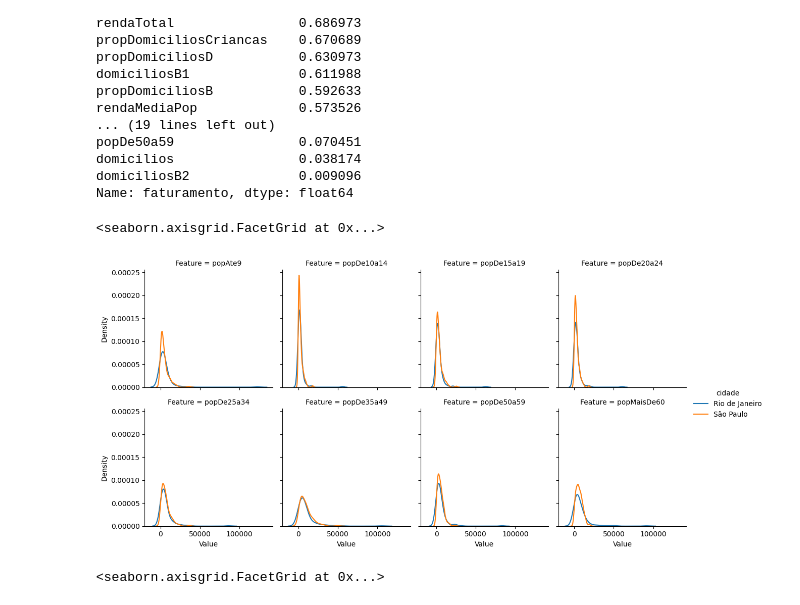
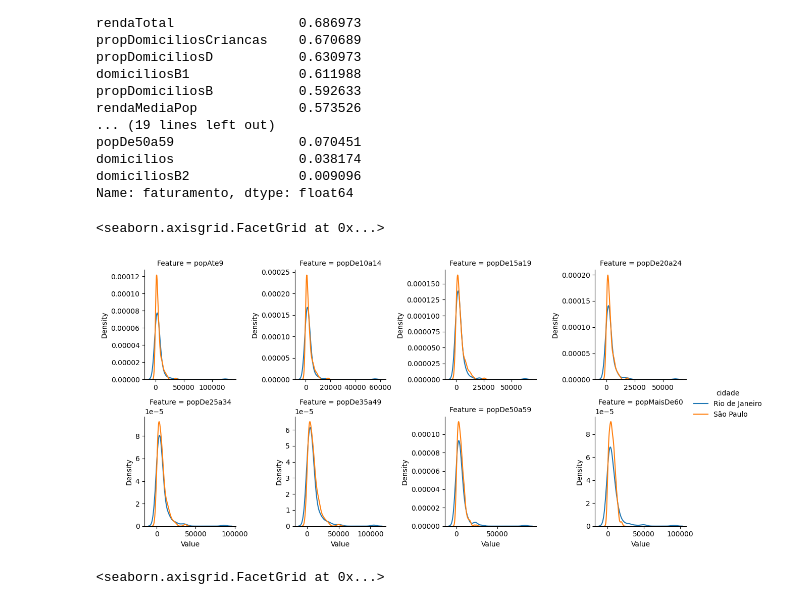
Before and after one commit to galvsoliveira/ds_geoprofit_analysis, a Jupyter notebook: Notebooks/1__exploratory_data_analysis.ipynb, the cells around one changed output. Drawn from its saved outputs; the diff is of its cells as text; code cells hidden in the pictures.

Commit message:
feat: better graphs for eda

```diff
--- a/Notebooks/1__exploratory_data_analysis.ipynb
+++ b/Notebooks/1__exploratory_data_analysis.ipynb
@@ -222,19 +222,19 @@ dados_faturamento = ['faturamento']
 # %%
 # Melt the DataFrame to create a "long" format
 features = ['popAte9','popDe10a14','popDe15a19','popDe20a24','popDe25a34','popDe35a49','popDe50a59','popMaisDe60']
 melted_df = clean_df[features+['cidade']].melt(id_vars=['cidade'], var_name='Feature', value_name='Value')
 
 # Create a FacetGrid object
-g = sns.FacetGrid(melted_df, col='Feature', hue='cidade', col_wrap=4)
+g = sns.FacetGrid(melted_df, col='Feature', hue='cidade', col_wrap=4, sharex=False, sharey=False)
 
 # Map the histplot function to the FacetGrid
 g.map(sns.kdeplot, 'Value')
 
 # Add a legend to the FacetGrid
 g.add_legend()
 # %% [output]
 <seaborn.axisgrid.FacetGrid at 0x...>
-[figure, old version]
+[figure, new version]
 # %%
 # Melt the DataFrame to create a "long" format
 features = ['população']
```
Also changed, not shown: parts of 6 cells of this notebook.
